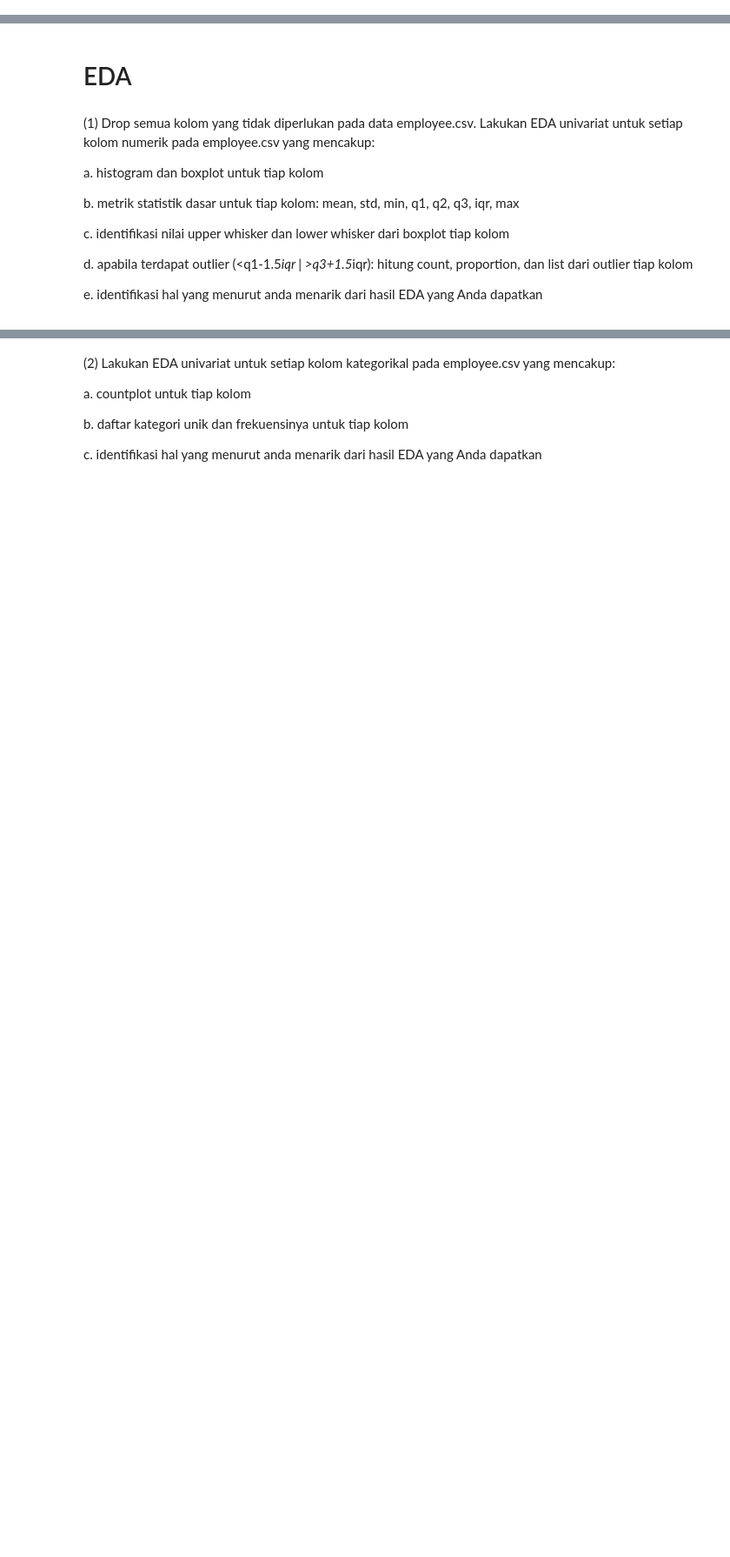
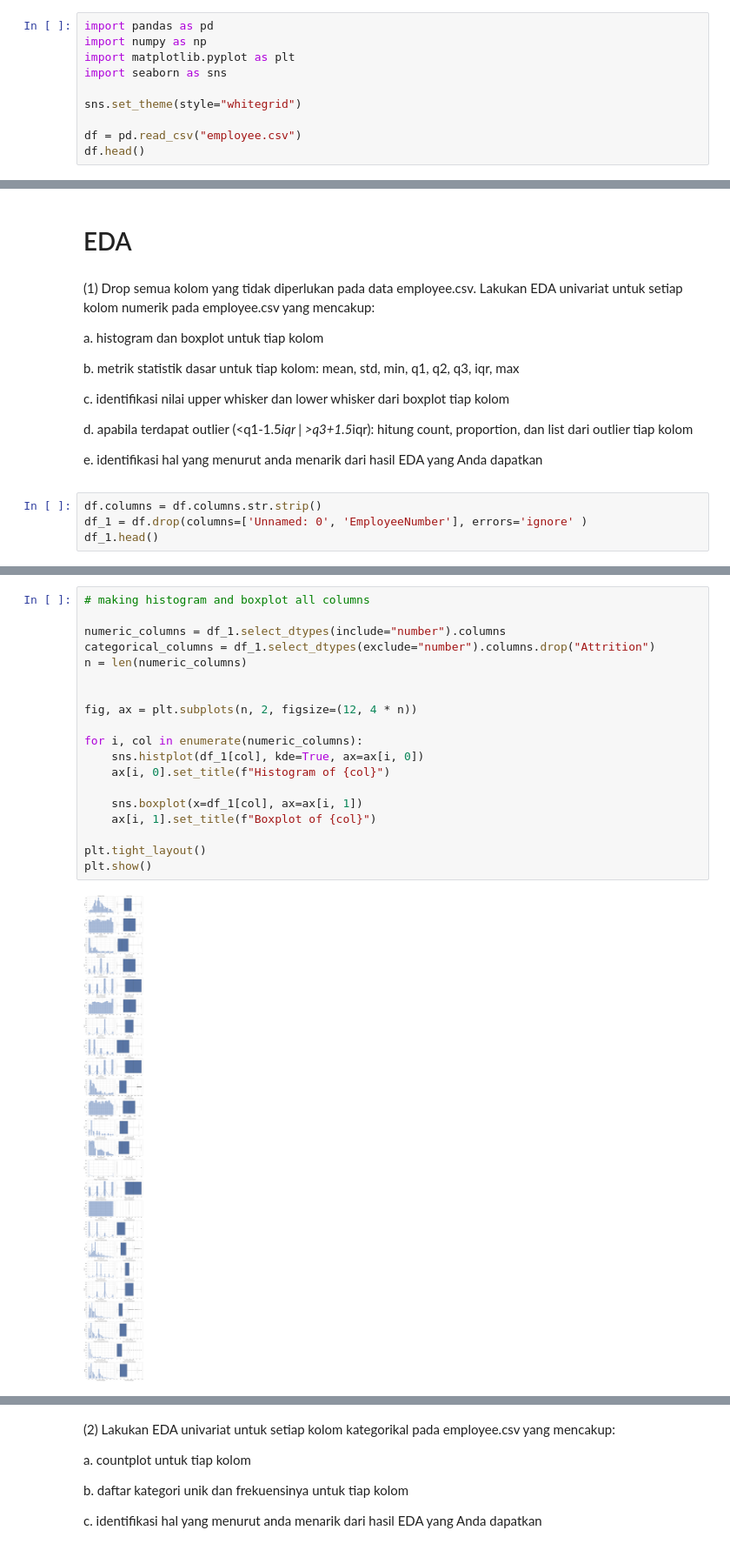
Before and after one commit to Jasman123/Data_Science_Vision, a Jupyter notebook: coding test.ipynb, the cells around one changed output, grey strips where cells are left out. Shown at 87% size. Cells and saved outputs as stored; diff of their text form; blank space fills up the shorter version.

```diff
--- a/coding test.ipynb
+++ b/coding test.ipynb
@@ -4,0 +32,10 @@ print('')
+# %%
+import pandas as pd
+import numpy as np
+import matplotlib.pyplot as plt
+import seaborn as sns
+
+sns.set_theme(style="whitegrid")
+
+df = pd.read_csv("employee.csv")
+df.head()
@@ -50,3 +95,7 @@ The data contains demographic details, work-related metrics and attrition flag.
     c. identifikasi nilai upper whisker dan lower whisker dari boxplot tiap kolom<p>
     d. apabila terdapat outlier (<q1-1.5*iqr | >q3+1.5*iqr): hitung count, proportion, dan list dari outlier tiap kolom<p>
         e. identifikasi hal yang menurut anda menarik dari hasil EDA yang Anda dapatkan
+# %%
+df.columns = df.columns.str.strip()
+df_1 = df.drop(columns=['Unnamed: 0', 'EmployeeNumber'], errors='ignore' )
+df_1.head()
@@ -52,0 +110,21 @@ The data contains demographic details, work-related metrics and attrition flag.
+# %%
+# making histogram and boxplot all columns
+
+numeric_columns = df_1.select_dtypes(include="number").columns
+categorical_columns = df_1.select_dtypes(exclude="number").columns.drop("Attrition")
+n = len(numeric_columns)
+
+
+fig, ax = plt.subplots(n, 2, figsize=(12, 4 * n))
+
+for i, col in enumerate(numeric_columns):
+    sns.histplot(df_1[col], kde=True, ax=ax[i, 0])
+    ax[i, 0].set_title(f"Histogram of {col}")
+
+    sns.boxplot(x=df_1[col], ax=ax[i, 1])
+    ax[i, 1].set_title(f"Boxplot of {col}")
+
+plt.tight_layout()
+plt.show()
+# %% [output]
+[figure, added]
```
Also changed, not shown: parts of 11 cells of this notebook, 1 other file.
